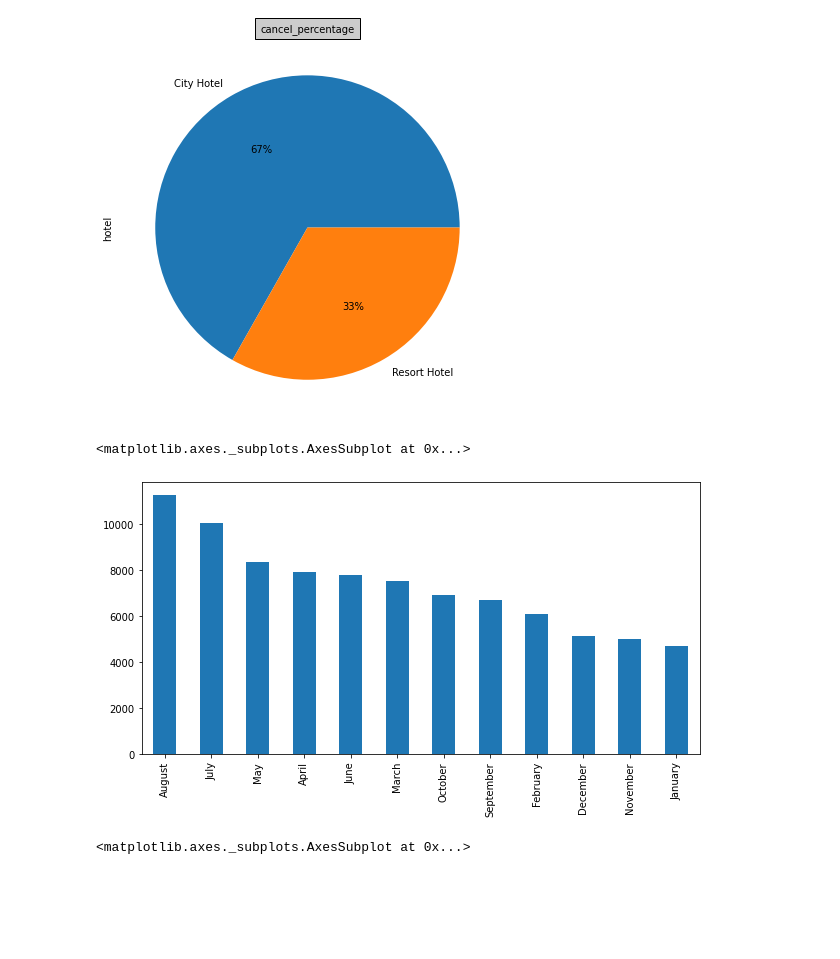
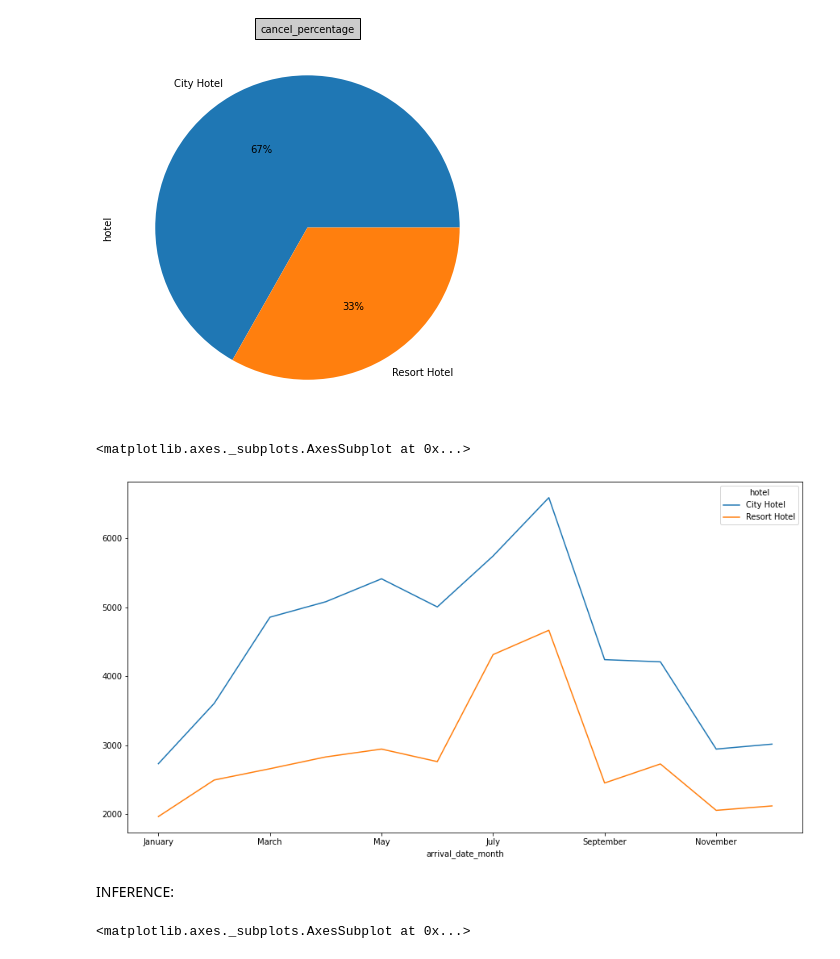
Before and after one commit to gauriagarwal18/Hotel_Booking_Analysis, a Jupyter notebook: Hotel_Booking.ipynb, the cells around one changed output. Saved outputs shown, nothing was run; the diff lists cells and outputs as text; code cells hidden in the pictures; blank space fills up the shorter version.

```diff
--- a/Hotel_Booking.ipynb
+++ b/Hotel_Booking.ipynb
@@ -185,13 +185,16 @@ plt.title('cancel_percentage',bbox={'facecolor':'0.8', 'pad':5}, fontsize = 10)
 # %% [output]
 Text(0.5, 1.0, 'cancel_percentage')
 [figure]
-# %%
-#
-arrivals_months = hotels['arrival_date_month'].value_counts()
-arrivals_months.plot(kind = 'bar', figsize=(10,5))
-# %% [output]
-<matplotlib.axes._subplots.AxesSubplot at 0x...>
-[figure, removed]
+# %%
+#In which month, hotel booking is maximum and minimum
+arrival_months = pd.crosstab(hotels['arrival_date_month'],hotels['hotel'])
+arrival_months = arrival_months.reindex(['January','February','March', 'April', 'May', 'June', 'July', 'August', 'September', 'October', 'November', 'December'])
+arrival_months.plot(kind = 'line', y = ['City Hotel','Resort Hotel'], figsize=(15,8))
+# %% [output]
+<matplotlib.axes._subplots.AxesSubplot at 0x...>
+[figure, added]
+# %% [markdown]
+INFERENCE:
 # %%
 hotels['meal'].unique()
 hotels['meal'].value_counts().plot(kind = 'bar')
```
Also changed, not shown: parts of 13 cells of this notebook.
